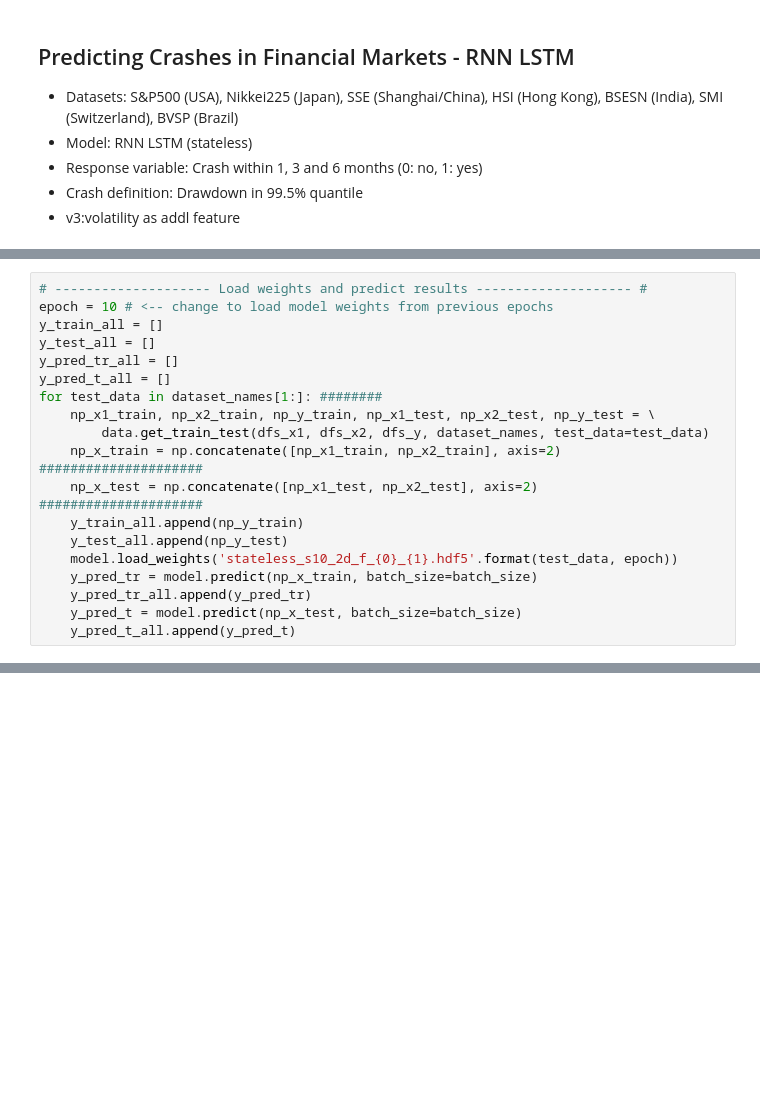
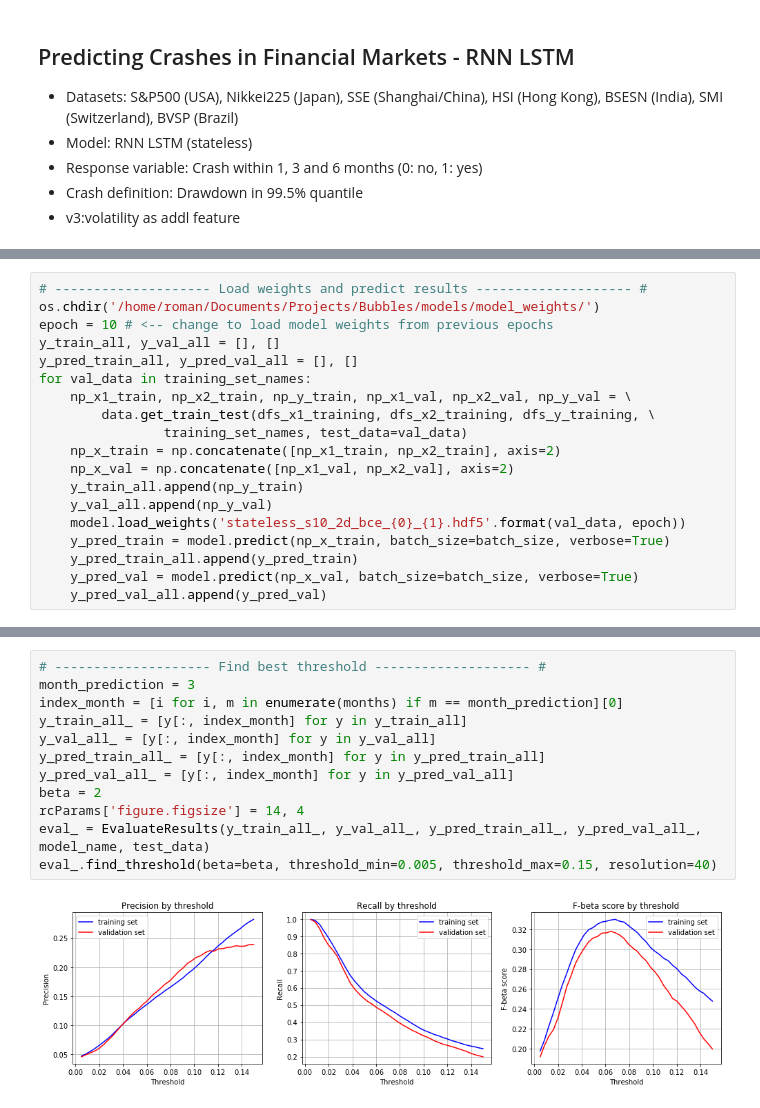
Before and after one commit to roman807/Predicting-Stock-Market-Crashes, a Jupyter notebook: models/RNN_LSTM_stateless.ipynb, the cells around one changed output, grey strips where cells are left out. Drawn from its saved outputs; the diff is of its cells as text; blank space fills up the shorter version.

```diff
--- a/models/RNN_LSTM_stateless.ipynb
+++ b/models/RNN_LSTM_stateless.ipynb
@@ -118,20 +117,20 @@ Epoch 1/1
 # %%
 # -------------------- Load weights and predict results -------------------- #
+os.chdir('/home/roman/Documents/Projects/Bubbles/models/model_weights/')
 epoch = 10 # <-- change to load model weights from previous epochs
-y_train_all = []
-y_test_all = []
-y_pred_tr_all = []
-y_pred_t_all = []
-for test_data in dataset_names[1:]: ########
-    np_x1_train, np_x2_train, np_y_train, np_x1_test, np_x2_test, np_y_test = \
-        data.get_train_test(dfs_x1, dfs_x2, dfs_y, dataset_names, test_data=test_data)
-    np_x_train = np.concatenate([np_x1_train, np_x2_train], axis=2)        #####################
-    np_x_test = np.concatenate([np_x1_test, np_x2_test], axis=2)      #####################
+y_train_all, y_val_all = [], []
+y_pred_train_all, y_pred_val_all = [], []
+for val_data in training_set_names:
+    np_x1_train, np_x2_train, np_y_train, np_x1_val, np_x2_val, np_y_val = \
+        data.get_train_test(dfs_x1_training, dfs_x2_training, dfs_y_training, \
+                training_set_names, test_data=val_data)
+    np_x_train = np.concatenate([np_x1_train, np_x2_train], axis=2)
+    np_x_val = np.concatenate([np_x1_val, np_x2_val], axis=2)
     y_train_all.append(np_y_train)
-    y_test_all.append(np_y_test)
-    model.load_weights('stateless_s10_2d_f_{0}_{1}.hdf5'.format(test_data, epoch))
-    y_pred_tr = model.predict(np_x_train, batch_size=batch_size)
-    y_pred_tr_all.append(y_pred_tr)
-    y_pred_t = model.predict(np_x_test, batch_size=batch_size)
-    y_pred_t_all.append(y_pred_t)
+    y_val_all.append(np_y_val)
+    model.load_weights('stateless_s10_2d_bce_{0}_{1}.hdf5'.format(val_data, epoch))
+    y_pred_train = model.predict(np_x_train, batch_size=batch_size, verbose=True)
+    y_pred_train_all.append(y_pred_train)
+    y_pred_val = model.predict(np_x_val, batch_size=batch_size, verbose=True)
+    y_pred_val_all.append(y_pred_val)
 # %% [output]
@@ -947,0 +149,14 @@ for t1, t2 in zip(t_start, t_end):
+# %%
+# -------------------- Find best threshold -------------------- #
+month_prediction = 3
+index_month = [i for i, m in enumerate(months) if m == month_prediction][0]
+y_train_all_ = [y[:, index_month] for y in y_train_all]
+y_val_all_ = [y[:, index_month] for y in y_val_all]
+y_pred_train_all_ = [y[:, index_month] for y in y_pred_train_all]
+y_pred_val_all_ = [y[:, index_month] for y in y_pred_val_all]
+beta = 2
+rcParams['figure.figsize'] = 14, 4
+eval_ = EvaluateResults(y_train_all_, y_val_all_, y_pred_train_all_, y_pred_val_all_, model_name, test_data)
+eval_.find_threshold(beta=beta, threshold_min=0.005, threshold_max=0.15, resolution=40)
+# %% [output]
+[figure, added]
```
Also changed, not shown: parts of 18 cells of this notebook.
